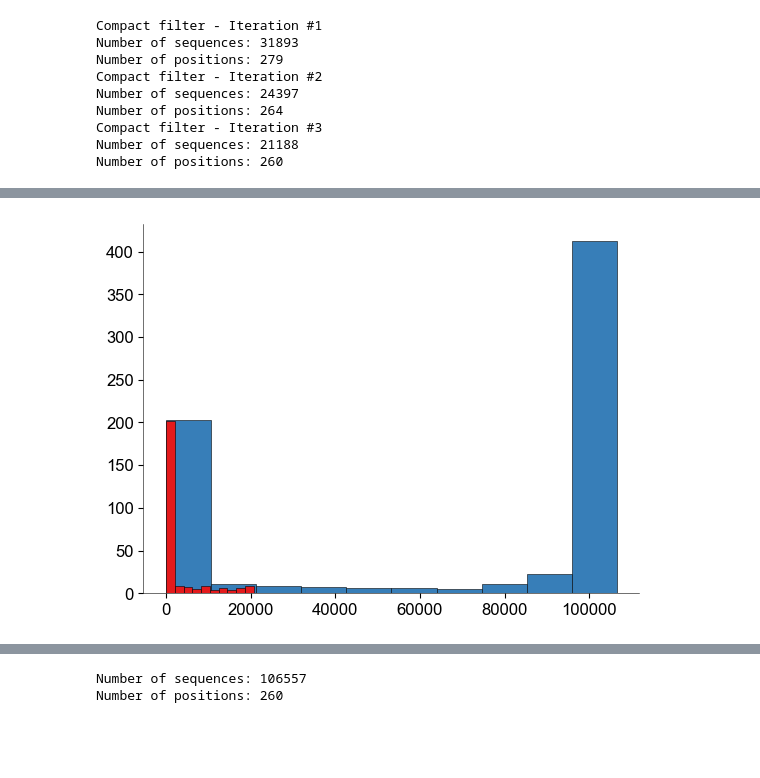
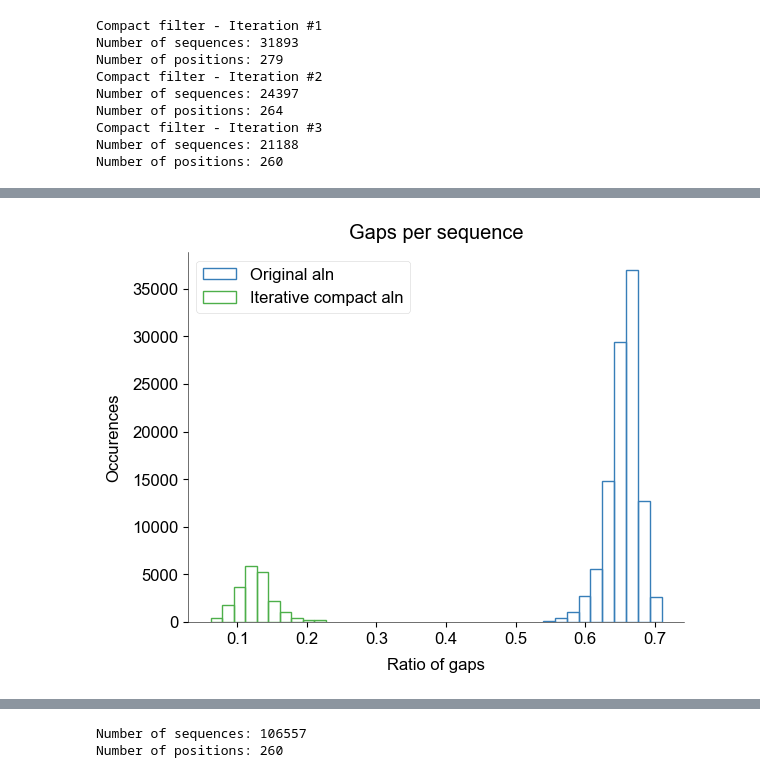
Before and after one commit to shoyip/SerProtAlign, a Jupyter notebook: notebooks/01_compact_alignment.ipynb, the cells around one changed output, grey strips where cells are left out. Saved outputs shown, nothing was run; the diff lists cells and outputs as text; code cells hidden in the pictures; blank space fills up the shorter version.

```diff
--- a/notebooks/01_compact_alignment.ipynb
+++ b/notebooks/01_compact_alignment.ipynb
@@ -72,7 +132,24 @@ plt.show()
-# %%
-fig = plt.figure()
-plt.hist(orig_pos_gap)
-plt.hist(iter_pos_gap)
-plt.show()
-# %% [output]
-[figure, removed]
+# %%
+fig3_data = [
+    {
+        'data': orig_seq_gap,
+        'label': 'Original aln',
+        'color': color_cycle[0]
+    }, {
+
+        'data': iter_seq_gap,
+        'label': 'Iterative compact aln',
+        'color': color_cycle[2]
+    }
+]
+# %%
+fig = plt.figure()
+plt.title('Gaps per sequence')
+for dataset in fig3_data:
+    plt.hist(dataset['data'], label=dataset['label'], facecolor='none', edgecolor='#'+dataset['color'], linewidth=1)
+plt.xlabel('Ratio of gaps')
+plt.ylabel('Occurences')
+plt.legend()
+plt.show()
+# %% [output]
+[figure, added]
```
Also changed, not shown: parts of 24 cells of this notebook, 1 other file.
